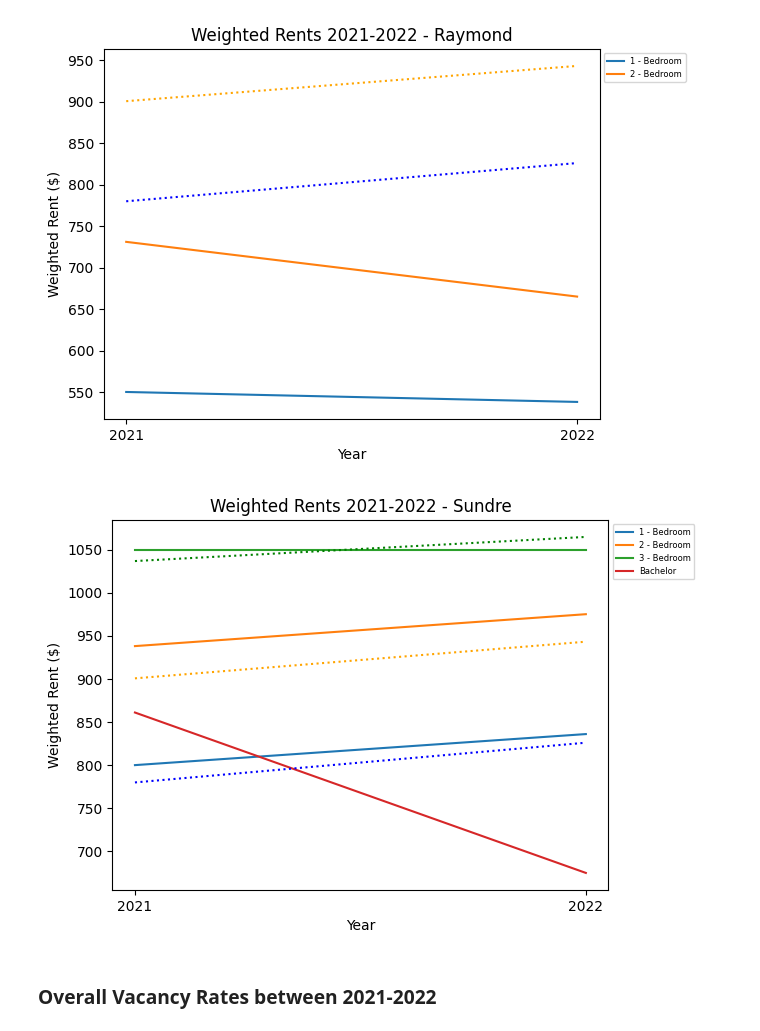
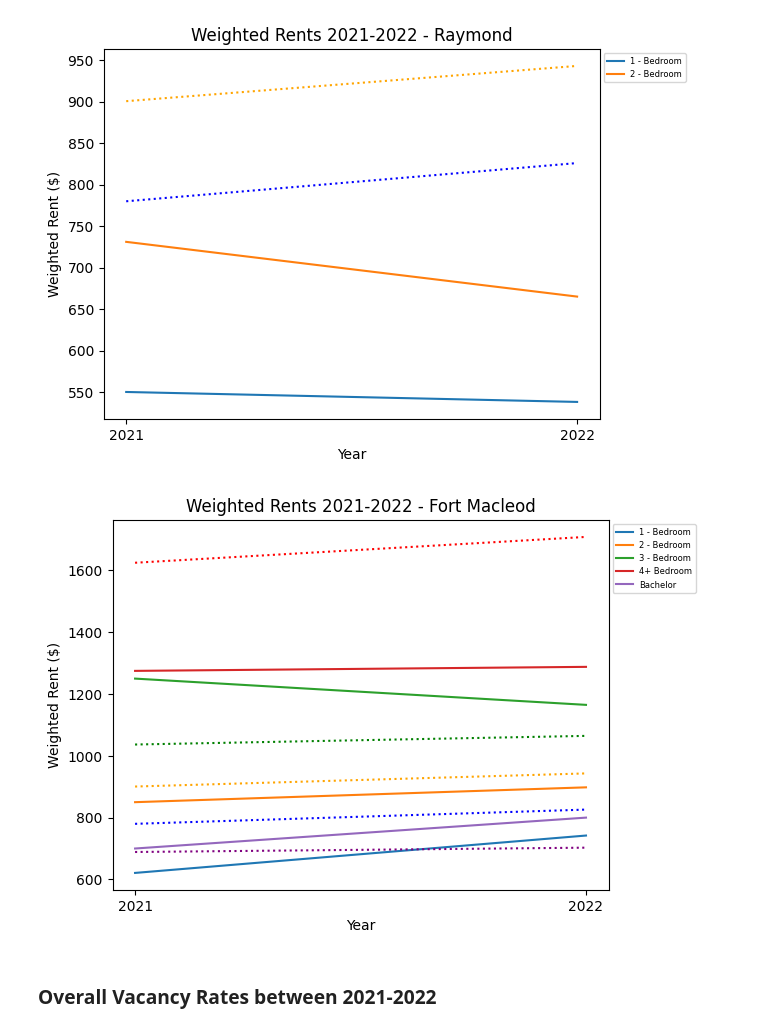
Before and after one commit to Mathemusician1729/DATA-221-Project, a Jupyter notebook: 221-Project.ipynb, the cells around one changed output. Drawn from its saved outputs; the diff is of its cells as text; code cells hidden in the pictures.

Commit message:
DONE ALL LINE GRAPHS FOR TOWNS

```diff
--- a/221-Project.ipynb
+++ b/221-Project.ipynb
@@ -538,35 +546,36 @@ med_towns
 | 190 | Vermilion | T | 3978 |
 | 300 | Westlock | T | 5022 |
 # %%
-medtowns = ["Black Diamond","Barrhead","Westlock", "Claresholm", "Grimshaw", "Raymond", "Sundre"]
+medtowns = ["Jasper","Barrhead","Westlock", "Claresholm", "Grimshaw", "Raymond", "Fort Macleod"]
 
 costs_medtowns = table8[table8["Community"].isin(medtowns)]
 vacancy_medtowns = table6[table6["Community"].isin(medtowns)]
 
-bd = costs_medtowns[costs_medtowns["Community"] == "Black Diamond"]
+jasper = costs_medtowns[costs_medtowns["Community"] == "Jasper"]
 barrhead = costs_medtowns[costs_medtowns["Community"] == "Barrhead"]
 westlock = costs_medtowns[costs_medtowns["Community"] == "Westlock"]
 claresholm = costs_medtowns[costs_medtowns["Community"] == "Claresholm"]
 grimshaw = costs_medtowns[costs_medtowns["Community"] == "Grimshaw"]
 raymond = costs_medtowns[costs_medtowns["Community"] == "Raymond"]
-sundre = costs_medtowns[costs_medtowns["Community"] == "Sundre"]
+fortmac = costs_medtowns[costs_medtowns["Community"] == "Fort Macleod"]
 
-bd_rents = bd[["2021 Weighted Rent", "2022 Weighted Rent"]]
+jasper_rents = jasper[["2021 Weighted Rent", "2022 Weighted Rent"]]
 barrhead_rents = barrhead[["2021 Weighted Rent", "2022 Weighted Rent"]]
 westlock_rents = westlock[["2021 Weighted Rent", "2022 Weighted Rent"]]
 claresholm_rents = claresholm[["2021 Weighted Rent", "2022 Weighted Rent"]]
 grimshaw_rents = grimshaw[["2021 Weighted Rent", "2022 Weighted Rent"]]
 raymond_rents = raymond[["2021 Weighted Rent", "2022 Weighted Rent"]]
-sundre_rents = sundre[["2021 Weighted Rent", "2022 Weighted Rent"]]
+fortmac_rents = fortmac[["2021 Weighted Rent", "2022 Weighted Rent"]]
 # %%
 # Why we used this? --> Less Housing Units --> mostly above/around average
-for i in range(len(bd.index)):
-    plt.plot(["2021", "2022"], bd_rents.iloc[i], label=bd["Unit Type"].iloc[i])
+for i in range(len(jasper.index)):
+    plt.plot(["2021", "2022"], jasper_rents.iloc[i], label=jasper["Unit Type"].iloc[i])
 
+plt.plot([mean_bachelors2021, mean_bachelors2022], linestyle='dotted', color="r")
 plt.plot([mean_1beds2021, mean_1beds2022], linestyle='dotted', color="b")
 plt.plot([mean_2beds2021, mean_2beds2022], linestyle='dotted', color="orange")
 plt.plot([mean_3beds2021, mean_3beds2022], linestyle='dotted', color="g")
-plt.title("Weighted Rents 2021-2022 - Black Diamond")
+plt.title("Weighted Rents 2021-2022 - Jasper")
 plt.xlabel("Year")
 plt.ylabel("Weighted Rent ($)")
 plt.legend(prop={'size': 6}, bbox_to_anchor=(1,1))
@@ -649,20 +659,22 @@ plt.show()
 # %% [output]
 [figure]
 # %%
-# Why we used this? -->
-for i in range(len(sundre.index)):
-    plt.plot(["2021", "2022"], sundre_rents.iloc[i], label=sundre["Unit Type"].iloc[i])
+# Why we used this? --> Includes 4+ Town --> Compare w/ Banff
+for i in range(len(fortmac.index)):
+    plt.plot(["2021", "2022"], fortmac_rents.iloc[i], label=fortmac["Unit Type"].iloc[i])
 
+plt.plot([mean_bachelors2021, mean_bachelors2022], linestyle='dotted', color="purple")
 plt.plot([mean_1beds2021, mean_1beds2022], linestyle='dotted', color="b")
 plt.plot([mean_2beds2021, mean_2beds2022], linestyle='dotted', color="orange")
 plt.plot([mean_3beds2021, mean_3beds2022], linestyle='dotted', color="g")
-plt.title("Weighted Rents 2021-2022 - Sundre")
+plt.plot([mean_4beds2021, mean_4beds2022], linestyle='dotted', color="r")
+plt.title("Weighted Rents 2021-2022 - Fort Macleod")
 plt.xlabel("Year")
 plt.ylabel("Weighted Rent ($)")
 plt.legend(prop={'size': 6}, bbox_to_anchor=(1,1))
 plt.show()
 # %% [output]
-[figure, old version]
+[figure, new version]
 # %% [markdown]
 ### Overall Vacancy Rates between 2021-2022
 # %%
```
Also changed, not shown: parts of 10 cells of this notebook.
